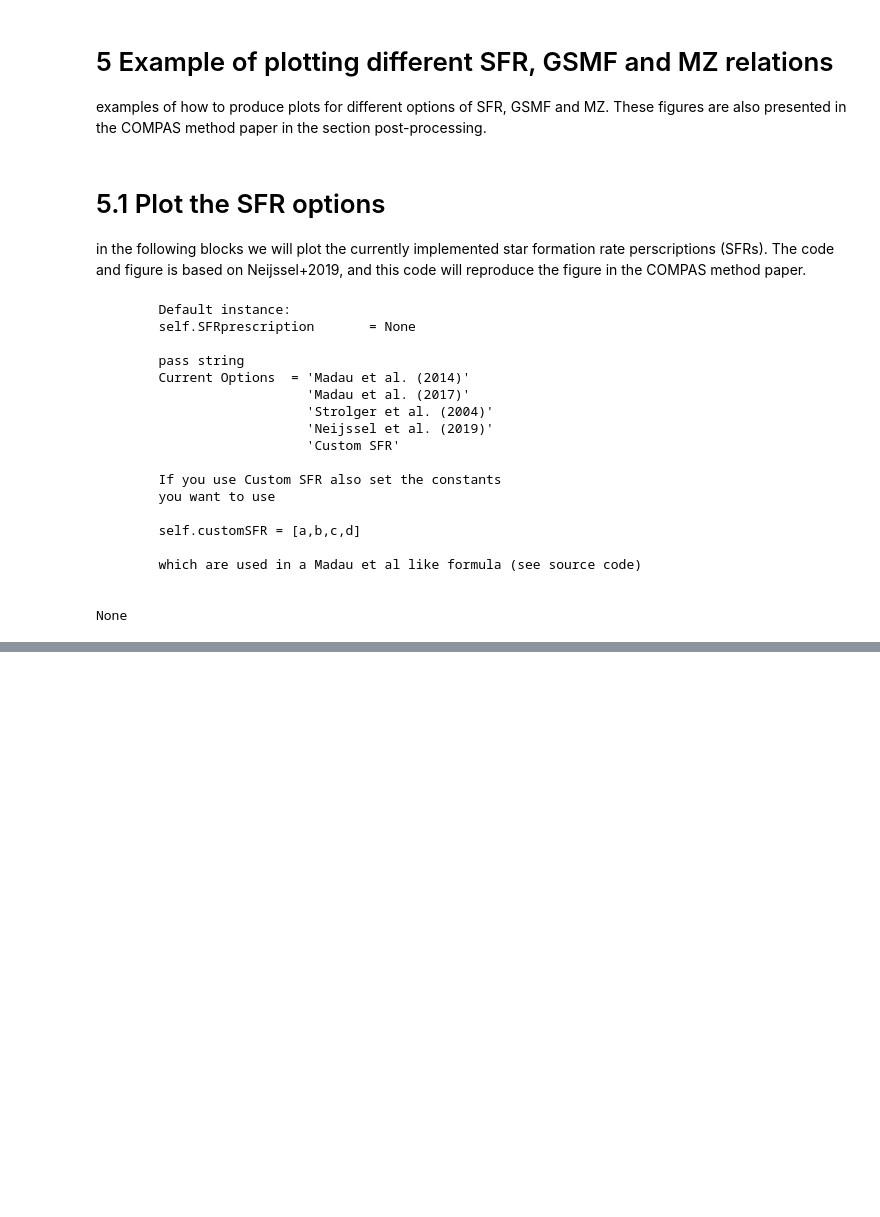
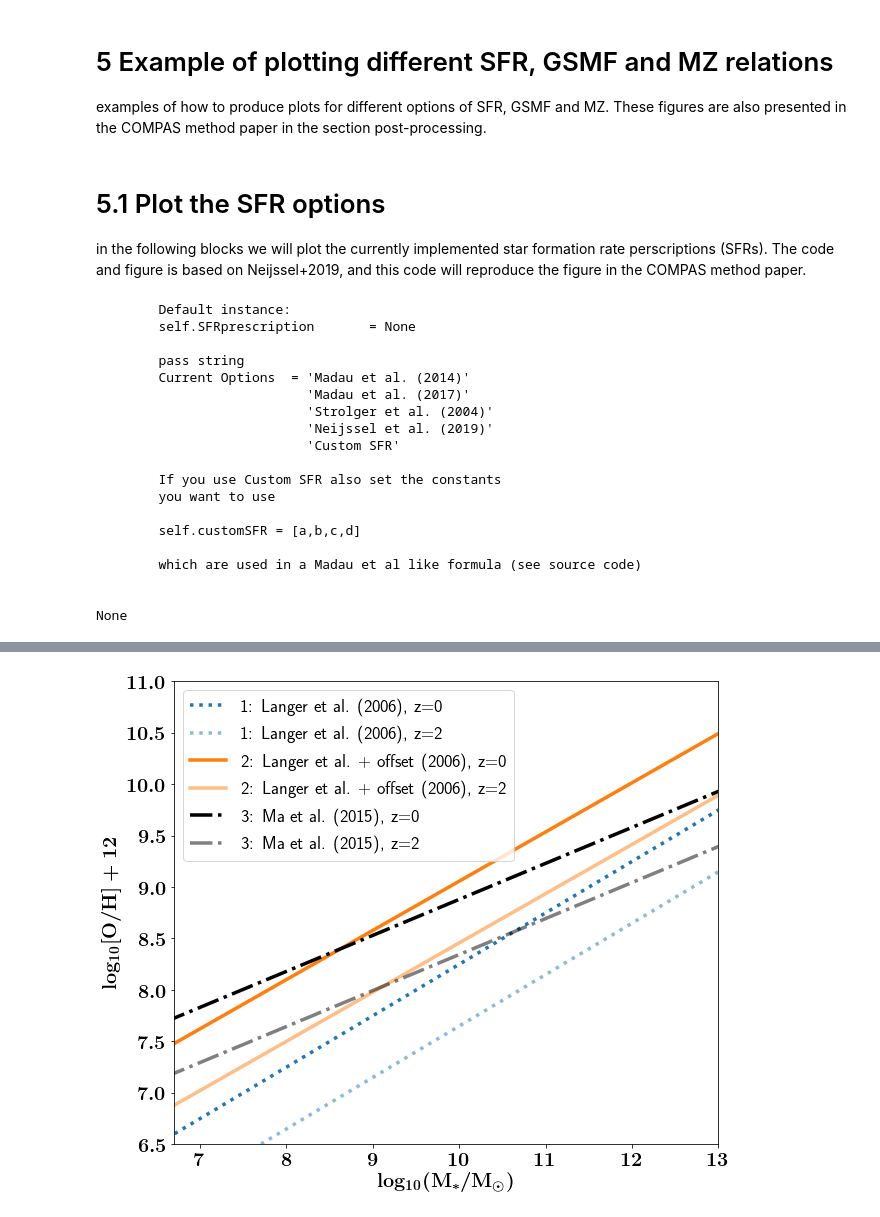
Before and after one commit to lmdesa/COMPAS, a Jupyter notebook: postProcessing/Folders/CosmicIntegration/2_MSSFR.ipynb, the cells around one changed output, grey strips where cells are left out. Cells and saved outputs as stored; diff of their text form; code cells hidden in the pictures; blank space fills up the shorter version.

```diff
--- a/postProcessing/Folders/CosmicIntegration/2_MSSFR.ipynb
+++ b/postProcessing/Folders/CosmicIntegration/2_MSSFR.ipynb
@@ -374,0 +673,74 @@ plt.show()
+# %%
+fs=20
+
+MSSFR.logOH12sun            = 8.69    #fraction number density solar
+MSSFR.solarMetallicity      = 0.0142  #fraction mass in metals solar, based on Asplund
+clist=['#1f77b4', '#ff7f0e', 'k', '#bcbd22', '#17becf']
+
+dictMZ      = {'3: Ma et al. (2015)':2,  '1: Langer et al. (2006)':0   ,\
+               '2: Langer et al. + offset (2006)':1}
+
+#I want some colours from viridis and some custom
+#cm          = plt.get_cmap('viridis')
+#nColors     = 4#want three colours but not yellow
+#colours     = [cm(x) for x in np.linspace(0,1 , nColors)]
+
+
+linestyles  = [':', '-', '-.', '-', '--', '-']
+
+MZfunctions = [MSSFR.Langer2005MZ,  None, MSSFR.Ma2015MZ]
+
+ZMfunctions = [MSSFR.Langer2005ZM,  MSSFR.Langer2005OffsetZM, MSSFR.Ma2015ZM]
+
+
+logZZsun  = np.linspace(-3, 3, 100)
+
+
+
+plot      = ['1: Langer et al. (2006)', \
+             '2: Langer et al. + offset (2006)',\
+             '3: Ma et al. (2015)']
+
+fig, axes = plt.subplots(1,1, figsize=(9,7.5))
+logOH12sun  = 8.69
+
+for prescription in plot:
+    i         = dictMZ[prescription]
+
+    # plot at the following redshift
+    z=0
+    #translate back to LogM using inverse
+    logM      = ZMfunctions[i](10**logZZsun, z)
+    #I want to plot logOH12 not ZZsun
+    logOH12   =  MSSFR.LogOH12vsLogZZsun(logZZsun, inValue='logZZsun')
+    #to prevent overlapping dashed lines
+    axes.plot(logM, logOH12, c=clist[i], label=prescription+ ', z=0',\
+              linestyle=linestyles[i], lw=3.5)
+
+    z=2
+    logM      = ZMfunctions[i](10**logZZsun, z)
+    #I want to plot logOH12 not ZZsun
+    logOH12   =  MSSFR.LogOH12vsLogZZsun(logZZsun, inValue='logZZsun')
+    #to prevent overlapping dashed lines
+    axes.plot(logM, logOH12, c=clist[i], label=prescription + ', z=2',\
+              linestyle=linestyles[i], lw=3.5, alpha=0.5)
+
+
+axes.legend(loc=2, prop={'size':18})
+axes.set_ylim(6.5, 11)
+
+axes.set_xlim(6.7,13)
+
+nameX = r'$\rm log_{10}(M_{*}/M_{\odot})$'
+nameY = r'$\rm log_{10}[O/H]+12$'
+axes.set_xlabel(nameX, fontsize=fs)
+axes.set_ylabel(nameY, fontsize=fs)
+axes.tick_params(labelsize=fs)
+
+
+plt.tight_layout()
+plt.savefig('./MZrelations.png')
+plt.show()
+plt.close()
+# %% [output]
+[figure, added]
```
Also changed, not shown: parts of 10 cells of this notebook.
